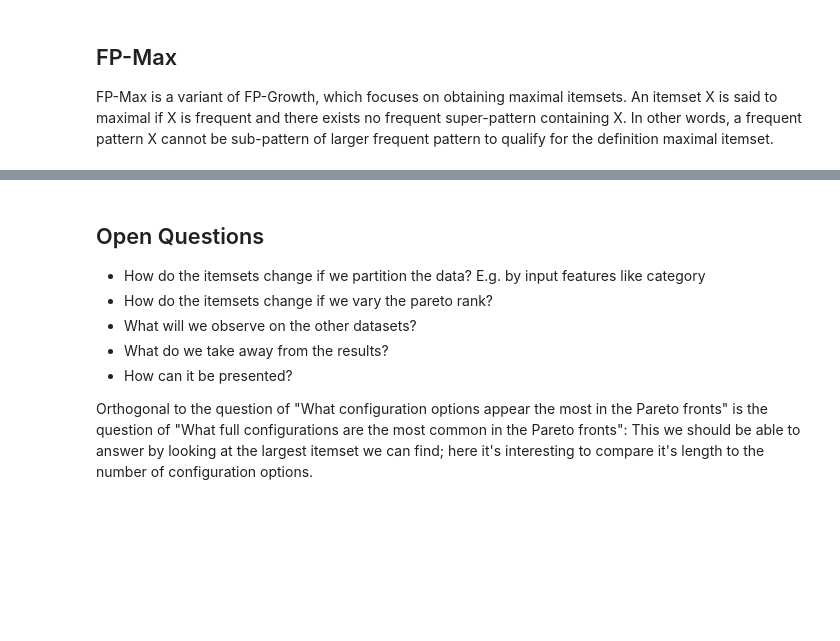
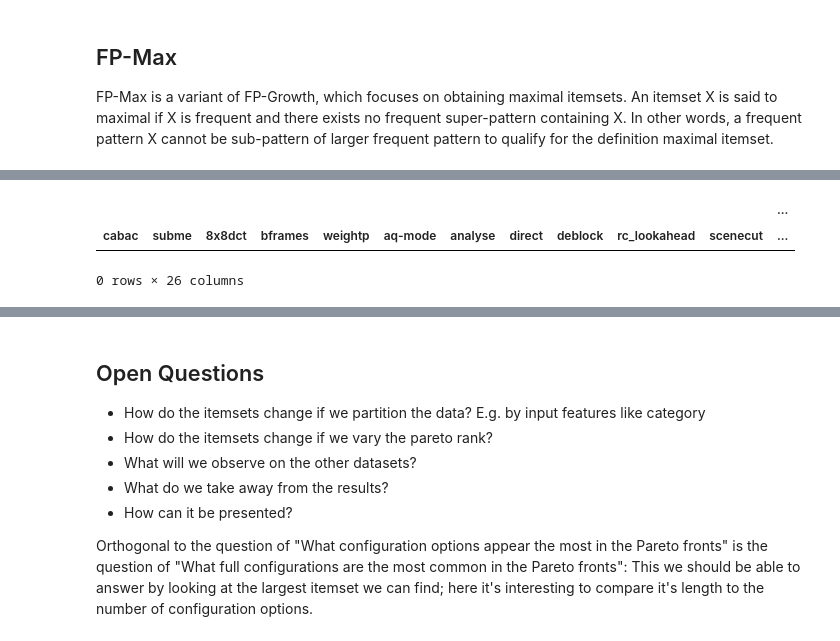
Before and after one commit to simula-vias/partial-configuration, a Jupyter notebook: src/pci.ipynb, the cells around one changed output, grey strips where cells are left out. Drawn from its saved outputs; the diff is of its cells as text; code cells hidden in the pictures; blank space fills up the shorter version.

```diff
--- a/src/pci.ipynb
+++ b/src/pci.ipynb
@@ -270,5 +287,0 @@ dataset
-# %%
-cdf = prepare(dataset[(dataset.COLOR_COMPLEXITY < 0.001) & (dataset.CHUNK_COMPLEXITY_VARIATION < 0.008)][config_features.columns])
-maxsets = fpmax(cdf, min_support=0.6, use_colnames=True) #.sort_values("support", ascending=False)
-maxsets["length"] = maxsets["itemsets"].apply(len)
-maxsets
@@ -302,0 +288,13 @@ cdf[maxsets.itemsets[0]]
+# %%
+allinds = set()
+itemsets = []
+for i, r in enumerate(maxsets.itemsets):
+    covered_rows = df[r].all(axis=1).values
+    if allinds.issuperset(dataset[covered_rows].inputname):
+        continue
+
+    allinds.update(dataset[covered_rows].inputname)
+    itemsets.append(r)
+    print(i, len(allinds)/dataset.inputname.nunique())
+
+print(f"Covered {len(allinds)/dataset.inputname.nunique()*100:.4f}% of the inputs with {len(itemsets)} partial configurations")
@@ -302,0 +308,6 @@ cdf[maxsets.itemsets[0]]
+# %%
+covered_rows = df[itemsets[0]].all(axis=1).values
+static_features = dataset[covered_rows][config_features.columns].nunique() == 1
+static_features = static_features[static_features].index.tolist()
+variable_features = [c for c in config_features.columns if c not in static_features]
+static_features
@@ -302,0 +328,6 @@ cdf[maxsets.itemsets[0]]
+# %%
+dataset[covered_rows].groupby(variable_features).count()
+# %% [output]
+|  |  |  |  |  |  |  |  |  |  |  | ... |
+| cabac | subme | 8x8dct | bframes | weightp | aq-mode | analyse | direct | deblock | rc_lookahead | scenecut | ... |
+0 rows × 26 columns
```
Also changed, not shown: parts of 20 cells of this notebook.
